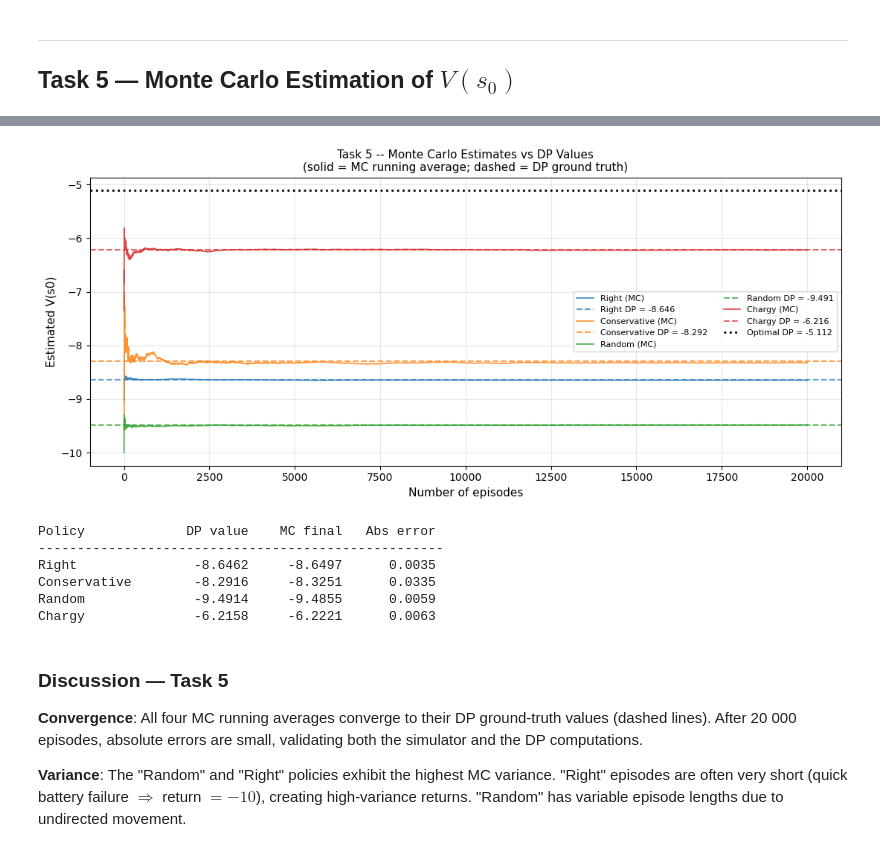
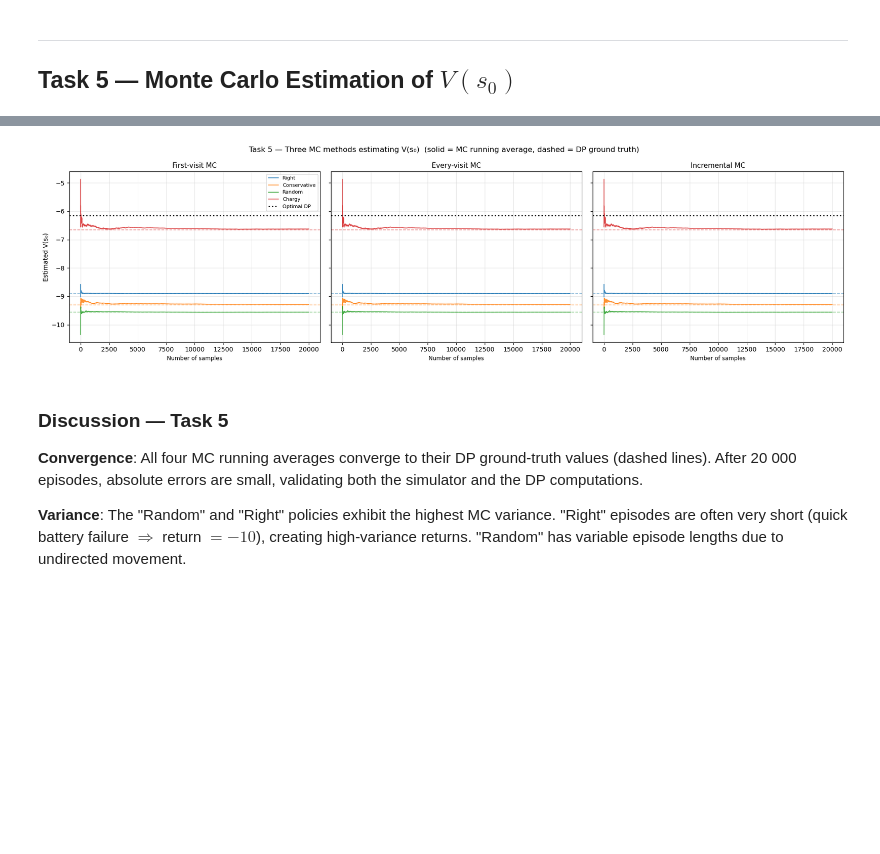
Before and after one commit to Siradmehr/ATML, a Jupyter notebook: rl_project_.ipynb, the cells around one changed output, grey strips where cells are left out. Cells and saved outputs as stored; diff of their text form; code cells hidden in the pictures; blank space fills up the shorter version.

```diff
--- a/rl_project_.ipynb
+++ b/rl_project_.ipynb
@@ -108,7 +108,6 @@ class DeliveryRobotEnv:
 
     @property
     def states(self):
-        """All non-terminal (position, battery) states."""
         return [(p, b)
                 for p in range(self.n)
                 for b in range(self.M + 1)]
@@ -142,7 +141,7 @@ class DeliveryRobotEnv:
 
         transitions = []
         for cost, prob in zip(self.CHARGE_COST_VALUES, self.CHARGE_COST_PROBS):
-            if bat < cost:
+            if bat <= cost:
                 transitions.append((prob, self.REWARD_PENALTY, None))
             elif new_pos == self.target:
                 transitions.append((prob, self.REWARD_DELIVERY, None))
@@ -484,8 +524,19 @@ def plot_value_heatmap(V, env, title, ax, vmin, vmax):
     for (p, b), v in V.items():
         grid[b, p] = v
 
+    # Changed to yellow → blue colormap (low = yellow, high = dark blue)
     cmap = matplotlib.colors.LinearSegmentedColormap.from_list(
-        'rv', ['#8B0000','#C0392B','#F8C471','#FAFAF0','#A9DFBF','#1E8449','#145A32'])
+        'yb',
+        ['#FFD700',        # bright yellow / gold
+         '#FFEA80',        # light yellow
+         '#D4F1FF',        # very light blue
+         '#A3D8FF',
+         '#66B2FF',
+         '#3385FF',
+         '#0047BB',        # strong blue
+         '#0A2A6E']         # dark navy blue
+    )
+
     im = ax.imshow(grid, origin='lower', aspect='auto', cmap=cmap, vmin=vmin, vmax=vmax)
 
     # Charging station column borders
@@ -495,7 +546,7 @@ def plot_value_heatmap(V, env, title, ax, vmin, vmax):
                 (c - 0.5, b - 0.5), 1, 1,
                 fill=False, edgecolor='#3A86FF', lw=1.2, zorder=3))
 
-    # Target column tint
+    # Target column tint (kept subtle purple-blue, but you can change to e.g. '#FFFF99' for pale yellow)
     ax.add_patch(plt.Rectangle(
         (env.target - 0.5, -0.5), 1, env.M + 1,
         color='#4444CC', alpha=0.12, zorder=2))
@@ -517,6 +568,7 @@ def plot_value_heatmap(V, env, title, ax, vmin, vmax):
     ax.tick_params(length=2)
     return im
 
+
 all_vals = [v for V in policies_dp.values() for v in V.values()]
 vmin, vmax = min(all_vals), max(all_vals)
 
@@ -714,39 +789,29 @@ Done.
 # %%
 colors = plt.rcParams['axes.prop_cycle'].by_key()['color']
 
-fig, ax = plt.subplots(figsize=(11, 5))
-for (name, fn), color in zip(policy_fns, colors):
-    dp_val = policies_dp[name][s0]
-    ax.plot(mc_results[name], label=f'{name} (MC)', color=color, lw=1.2, alpha=0.85)
-    ax.axhline(dp_val, color=color, lw=1.5, ls='--', alpha=0.7,
-               label=f'{name} DP = {dp_val:.3f}')
+fig, axes = plt.subplots(1, 3, figsize=(18, 5), sharey=True)
+titles  = ['First-visit MC', 'Every-visit MC', 'Incremental MC']
+mc_data = [mc_first, mc_every, mc_incremental]
 
-ax.axhline(V_opt[s0], color='black', lw=2, ls=':',
-           label=f'Optimal DP = {V_opt[s0]:.3f}')
+for ax, title, mc in zip(axes, titles, mc_data):
+    for (name, fn), color in zip(policy_fns, colors):
+        ax.plot(mc[name], label=name, color=color, lw=1.2, alpha=0.85)
+        ax.axhline(policies_dp[name][s0], color=color, lw=1.2, ls='--', alpha=0.5)
+    ax.axhline(V_opt[s0], color='black', lw=2, ls=':', label=f'Optimal DP')
+    ax.set_title(title, fontsize=11)
+    ax.set_xlabel('Number of samples', fontsize=9)
+    ax.grid(True, alpha=0.3)
 
-ax.set_xlabel('Number of episodes', fontsize=11)
-ax.set_ylabel('Estimated V(s0)', fontsize=11)
-ax.set_title('Task 5 -- Monte Carlo Estimates vs DP Values\n'
-             '(solid = MC running average; dashed = DP ground truth)', fontsize=11)
-ax.legend(fontsize=8, ncol=2)
-ax.grid(True, alpha=0.3)
+axes[0].set_ylabel('Estimated V(s\u2080)', fontsize=10)
+axes[0].legend(fontsize=8)
+
+fig.suptitle('Task 5 — Three MC methods estimating V(s\u2080)  '
+             '(solid = MC running average, dashed = DP ground truth)',
+             fontsize=12)
 plt.tight_layout()
 plt.show()
-
-print(f'\n{"Policy":15s}  {"DP value":>10s}  {"MC final":>10s}  {"Abs error":>10s}')
-print('-' * 52)
-for name, fn in policy_fns:
-    dp_val = policies_dp[name][s0]
-    mc_val = mc_results[name][-1]
-    print(f'{name:15s}  {dp_val:10.4f}  {mc_val:10.4f}  {abs(dp_val - mc_val):10.4f}')
 # %% [output]
-[figure, old version]
+[figure, new version]
-Policy             DP value    MC final   Abs error
-----------------------------------------------------
-Right               -8.6462     -8.6497      0.0035
-Conservative        -8.2916     -8.3251      0.0335
-Random              -9.4914     -9.4855      0.0059
-Chargy              -6.2158     -6.2221      0.0063
 # %% [markdown]
 ### Discussion — Task 5
 
```
Also changed, not shown: parts of 9 cells of this notebook.
